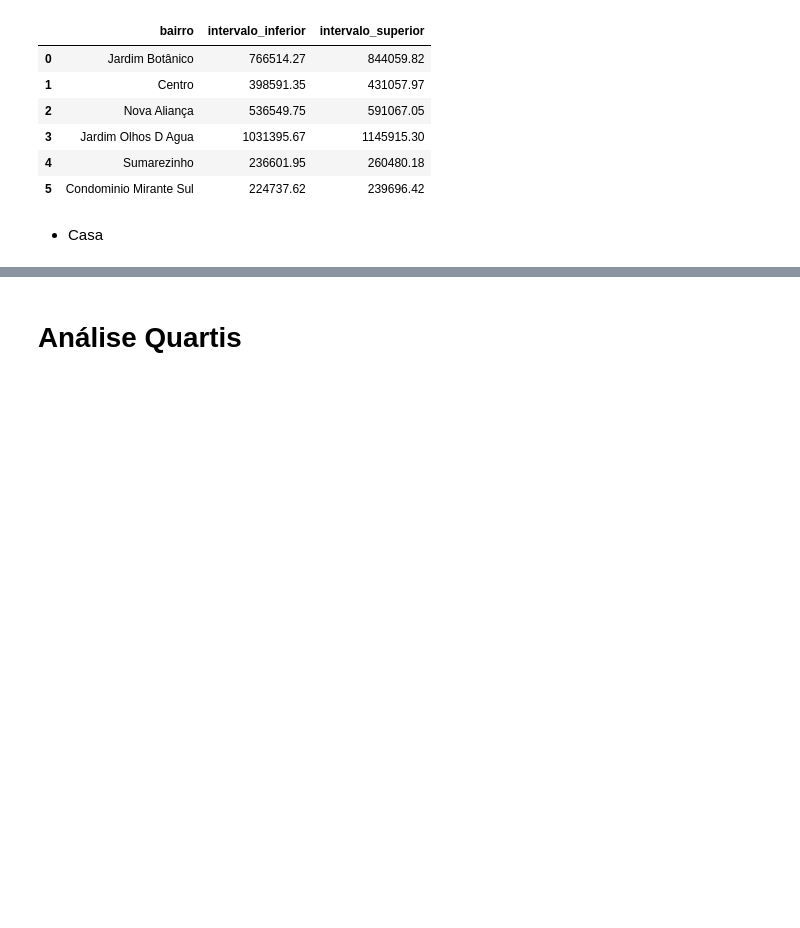
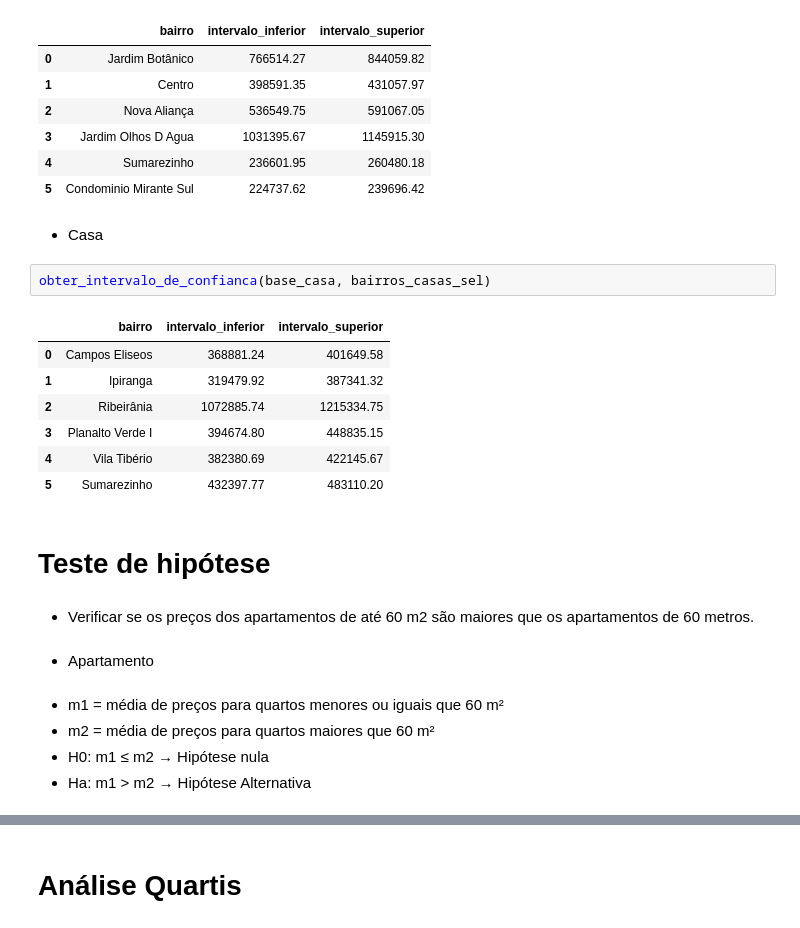
Before and after one commit to rodrigorocha1/web_scraping_casas, a Jupyter notebook: notebooks/analise_exploratoria.ipynb, the cells around one changed output, grey strips where cells are left out. Drawn from its saved outputs; the diff is of its cells as text; blank space fills up the shorter version.

Commit message:
Correção teste hipóteses

```diff
--- a/notebooks/analise_exploratoria.ipynb
+++ b/notebooks/analise_exploratoria.ipynb
@@ -533,3 +534,26 @@ obter_intervalo_de_confianca(base_apartamento, bairros_apartamentos_sel)
 | 5 | Condominio Mirante Sul | 224737.62 | 239696.42 |
 # %% [markdown]
 - Casa
+# %%
+obter_intervalo_de_confianca(base_casa, bairros_casas_sel)
+# %% [output]
+|  | bairro | intervalo_inferior | intervalo_superior |
+| 0 | Campos Eliseos | 368881.24 | 401649.58 |
+| 1 | Ipiranga | 319479.92 | 387341.32 |
+| 2 | Ribeirânia | 1072885.74 | 1215334.75 |
+| 3 | Planalto Verde I | 394674.80 | 448835.15 |
+| 4 | Vila Tibério | 382380.69 | 422145.67 |
+| 5 | Sumarezinho | 432397.77 | 483110.20 |
+# %% [markdown]
+# Teste de hipótese
+# %% [markdown]
+- Verificar se os preços dos apartamentos de até 60 m2 são maiores que os apartamentos de 60 metros.
+# %% [markdown]
+- Apartamento
+# %% [markdown]
+<ul>
+    <li>m1 = média de preços para quartos menores ou iguais que 60 m²</li>
+    <li>m2 = média de preços para quartos maiores que 60 m²</li>
+    <li>H0: m1 &le; m2 → Hipótese nula</li>
+    <li>Ha: m1 &gt; m2 → Hipótese Alternativa</li>
+</ul>
```
Also changed, not shown: parts of 3 cells of this notebook, 1 other file.
